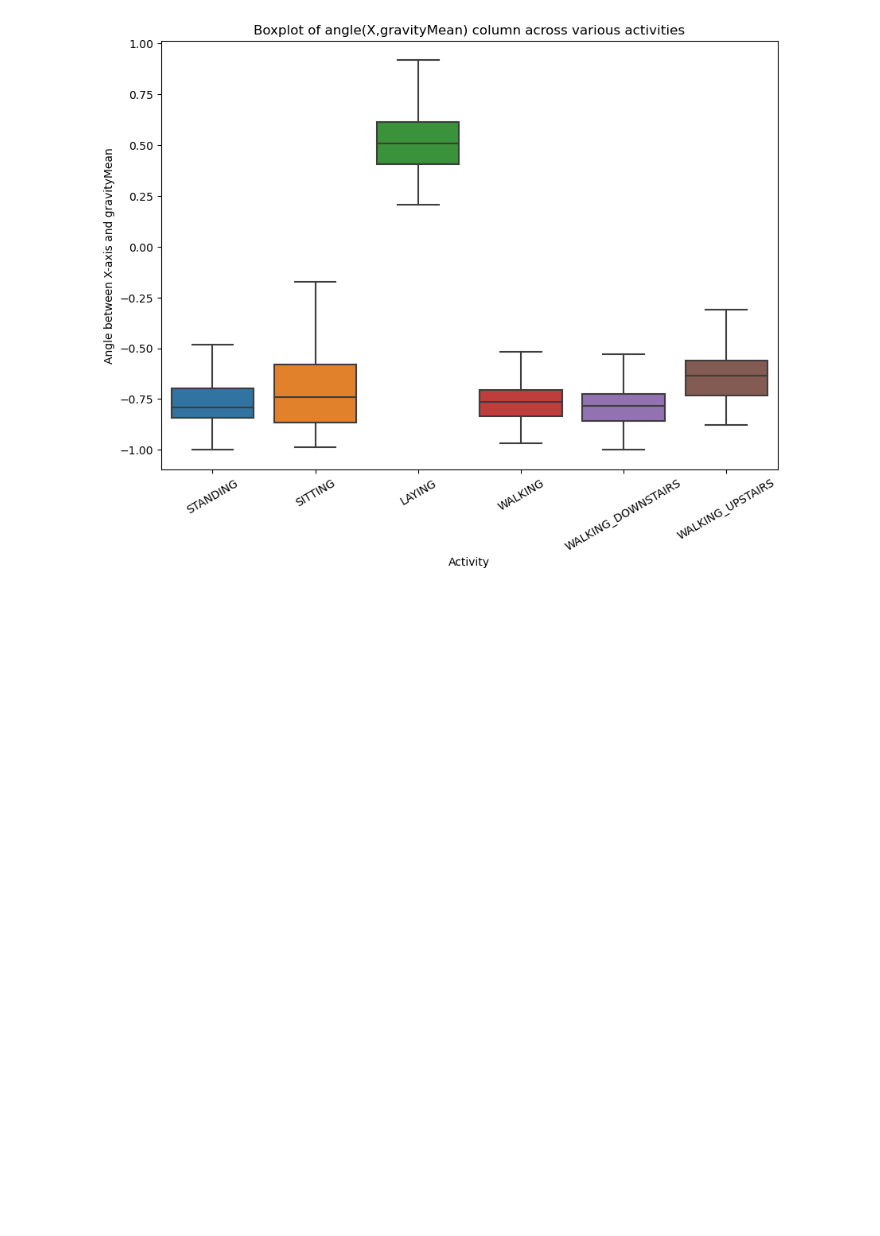
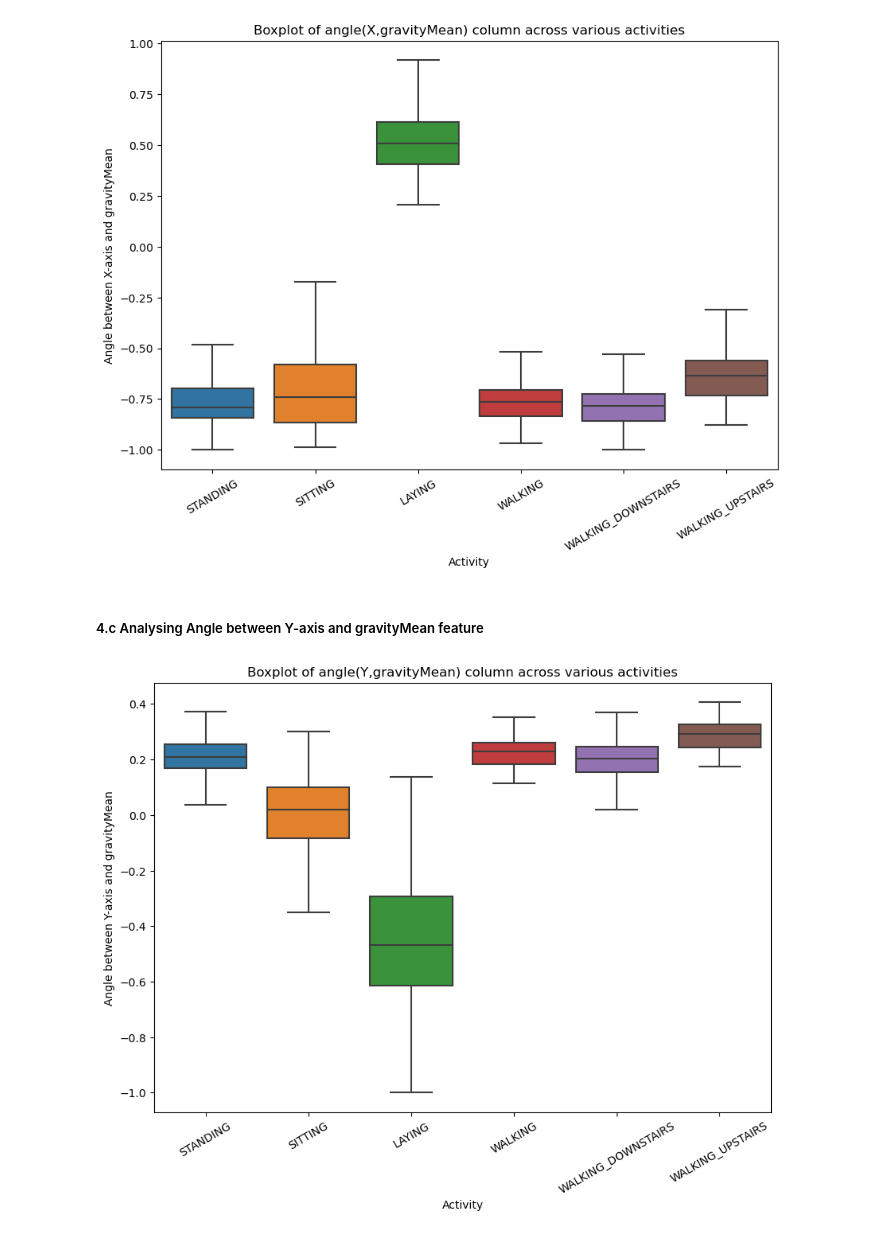
Before and after one commit to ArpitTripathi945/Human_Activity_Recognition, a Jupyter notebook: human_activity_recognition_using_Smartphone_data.ipynb, the cells around one changed output. Cells and saved outputs as stored; diff of their text form; code cells hidden in the pictures; blank space fills up the shorter version.

Commit message:
Analysing Angle between Y-axis and gravityMean feature

```diff
--- a/human_activity_recognition_using_Smartphone_data.ipynb
+++ b/human_activity_recognition_using_Smartphone_data.ipynb
@@ -230,3 +230,14 @@ plt.xticks(rotation = 30)
 plt.show()
 # %% [output]
 [figure]
+# %% [markdown]
+##### 4.c Analysing Angle between Y-axis and gravityMean feature
+# %%
+plt.figure(figsize = (10,7))
+sns.boxplot(x = "Activity", y = "angle(Y,gravityMean)", data = train, showfliers = False)
+plt.ylabel('Angle between Y-axis and gravityMean')
+plt.title("Boxplot of angle(Y,gravityMean) column across various activities")
+plt.xticks(rotation = 30)
+plt.show()
+# %% [output]
+[figure, added]
```
